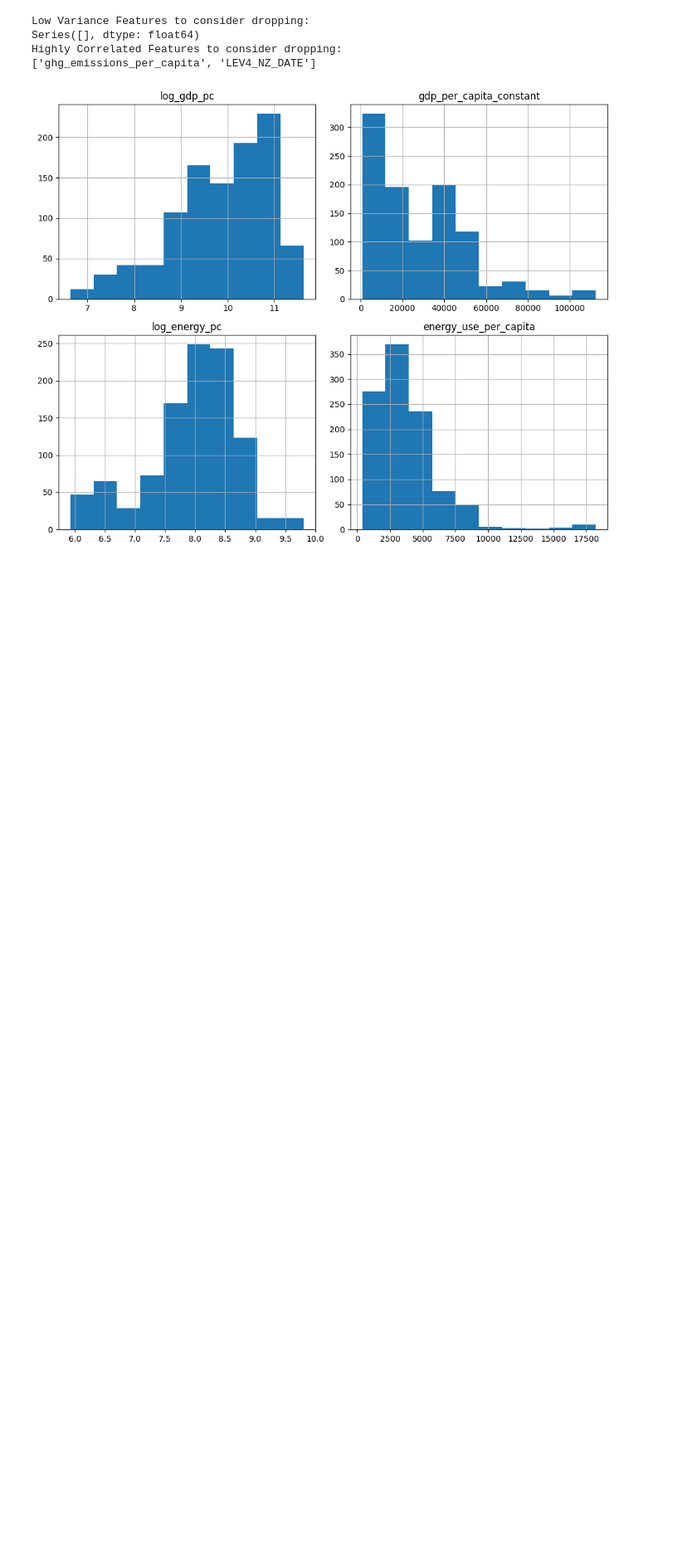
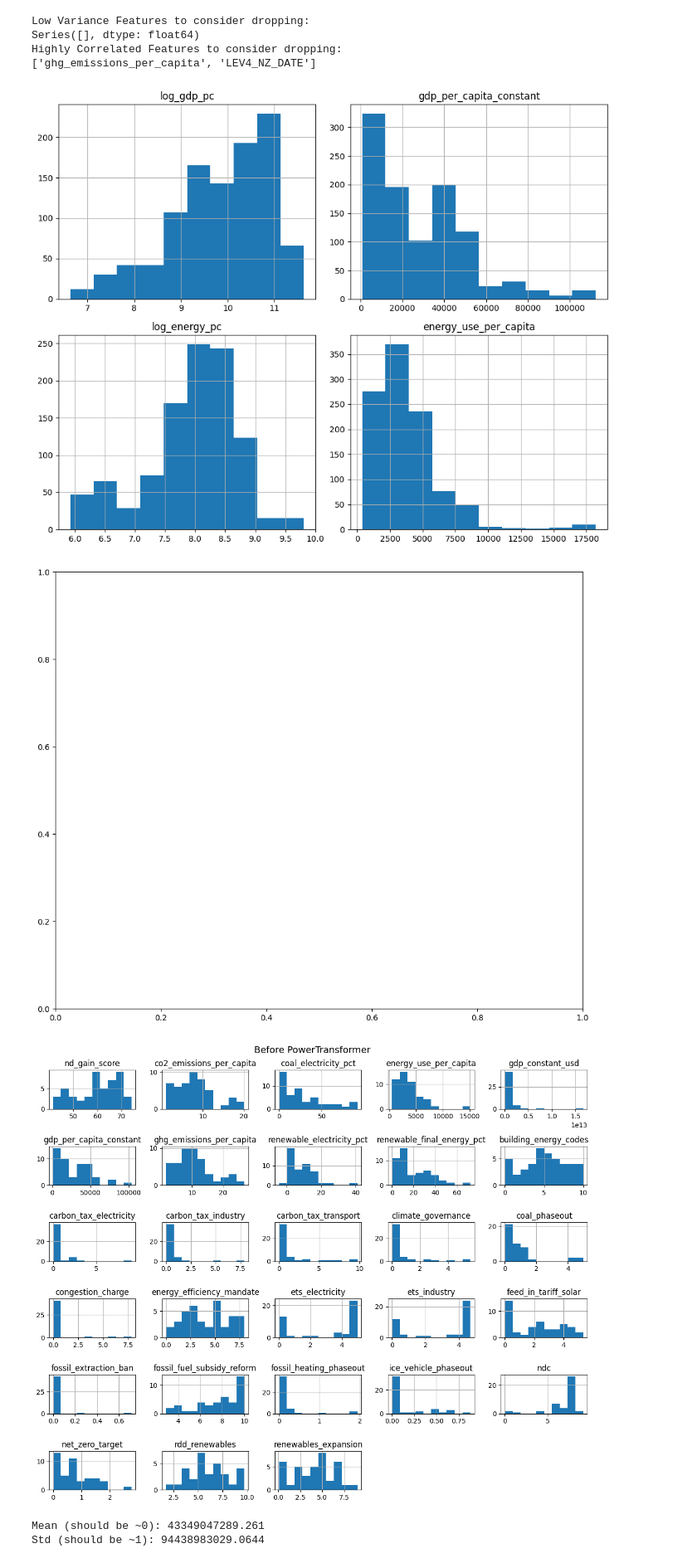
Before and after one commit to irvsam/Identifying-and-Tracking-Climate-Policy-Archetypes, a Jupyter notebook: notebooks/refining-data/feature_engineering.ipynb, the cells around one changed output. Shown at 83% size. Saved outputs shown, nothing was run; the diff lists cells and outputs as text; code cells hidden in the pictures; blank space fills up the shorter version.

```diff
--- a/notebooks/refining-data/feature_engineering.ipynb
+++ b/notebooks/refining-data/feature_engineering.ipynb
@@ -73,3 +73,44 @@ plt.savefig('../outputs/distribution_plots.png')
 df_clean.to_csv('../../data/processed/cleaned_feature_matrix.csv', index=False)
 # %% [output]
 [figure]
+# %%
+import pandas as pd
+import matplotlib.pyplot as plt
+from sklearn.preprocessing import PowerTransformer
+
+# Load
+df = pd.read_csv('../../data/processed/climate_archetypes_avg.csv')
+
+# Separate identifiers
+id_cols = ['country_code', 'Name']
+X = df.drop(columns=id_cols)
+
+# Before
+fig, axes = plt.subplots(figsize=(12, 10))
+X.hist(figsize=(12, 10))
+plt.suptitle('Before PowerTransformer', fontsize=14)
+plt.tight_layout()
+plt.savefig('../outputs/distributions_before.png', dpi=120, bbox_inches='tight')
+plt.show()
+
+print("Mean (should be ~0):", X.mean().mean().round(4))
+print("Std (should be ~1):", X.std().mean().round(4))
+
+# After
+pt = PowerTransformer(method='yeo-johnson')
+X_transformed = pd.DataFrame(pt.fit_transform(X), columns=X.columns)
+
+X_transformed.hist(figsize=(12, 10))
+plt.suptitle('After PowerTransformer', fontsize=14)
+plt.tight_layout()
+plt.savefig('../outputs/distributions_after.png', dpi=120, bbox_inches='tight')
+plt.show()
+
+
+print("Mean (should be ~0):", X_transformed.mean().mean().round(4))
+print("Std (should be ~1):", X_transformed.std().mean().round(4))
+# %% [output]
+[figure, added]
+[figure, added]
+Mean (should be ~0): 43349047289.261
+Std (should be ~1): 94438983029.0644
```
Also changed, not shown: parts of 2 cells of this notebook, 19 other files.
